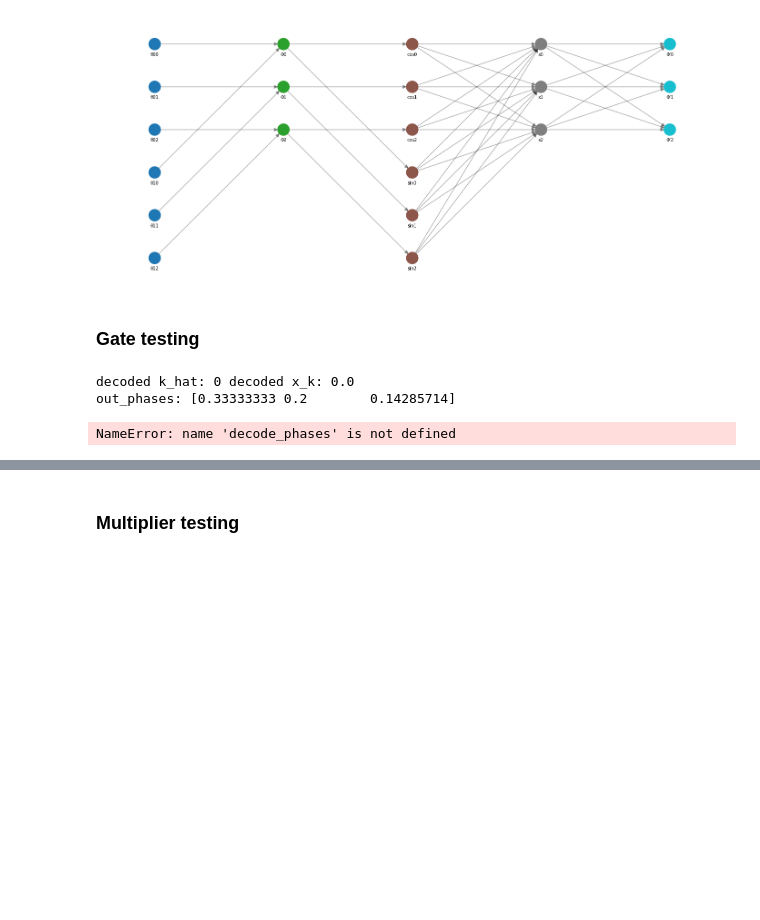
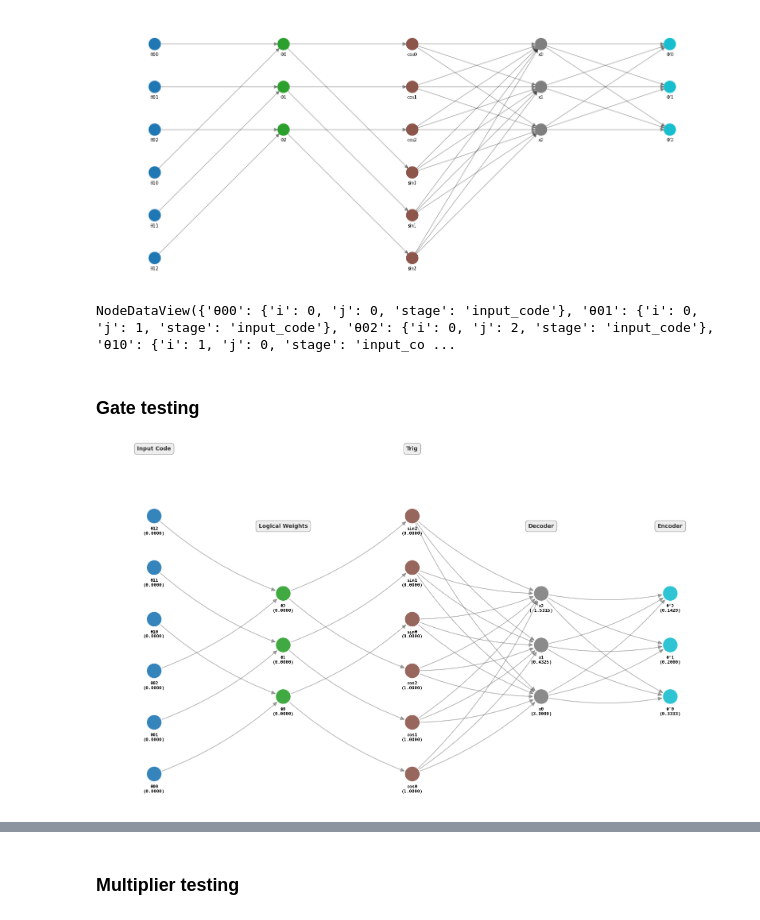
Before and after one commit to Vladi700/Fault_tolerant_NN, a Jupyter notebook: tests.ipynb, the cells around one changed output, grey strips where cells are left out. Cells and saved outputs as stored; diff of their text form; code cells hidden in the pictures; blank space fills up the shorter version.

Commit message:
NAND gate vizualization

```diff
--- a/tests.ipynb
+++ b/tests.ipynb
@@ -78,6 +126,10 @@ G = arch.graph()   # or whatever you called it
 draw_architecture(G)
 # %% [output]
 [figure]
+# %%
+G.nodes(data=True)
+# %% [output]
+NodeDataView({'θ00': {'i': 0, 'j': 0, 'stage': 'input_code'}, 'θ01': {'i': 0, 'j': 1, 'stage': 'input_code'}, 'θ02': {'i': 0, 'j': 2, 'stage': 'input_code'}, 'θ10': {'i': 1, 'j': 0, 'stage': 'input_co ...
 # %%
 def decode_phases(out_phases, x_values, lambdas):
     out_phases = np.asarray(out_phases, dtype=float)
@@ -98,28 +150,18 @@ def decode_phases(out_phases, x_values, lambdas):
 # %%
 lambdas = np.array([3, 5, 7])
 x_values = np.array([0.0, 1.0, 2.0])
 spec = arhitecture_specs(M=3, m0=2, S=3, lambdas=lambdas, x_values=x_values)
 gate = NandGate(spec, sigma_phase=0.0, sigma_trig=0.0, sigma_score=0.0, p=0.0, logical_weights=[1, 1])
 def encode_y_to_phases(y: float, lambdas: np.ndarray) -> np.ndarray:
         return (y / lambdas) % 1.0
 
 # Inputs: (1,1) -> sum=2 -> AND=1
 theta = np.vstack([
     encode_y_to_phases(0.0, spec.lambdas),
     encode_y_to_phases(0.0, spec.lambdas),
 ])
 out = gate.forward(theta)
 
-print("decoded k_hat:", out["k_hat"], "decoded x_k:", spec.x_values[out["k_hat"]])
-print("out_phases:", out["out_phases"])
-
-y_hat = decode_phases(
-        out["out_phases"],
-        spec.x_values,
-        spec.lambdas
-)
-print(y_hat[0])
+draw_architecture(gate.G)
 # %% [output]
-decoded k_hat: 0 decoded x_k: 0.0
-out_phases: [0.33333333 0.2        0.14285714]
-NameError: name 'decode_phases' is not defined
+[figure, added]
```
Also changed, not shown: parts of 5 cells of this notebook.
